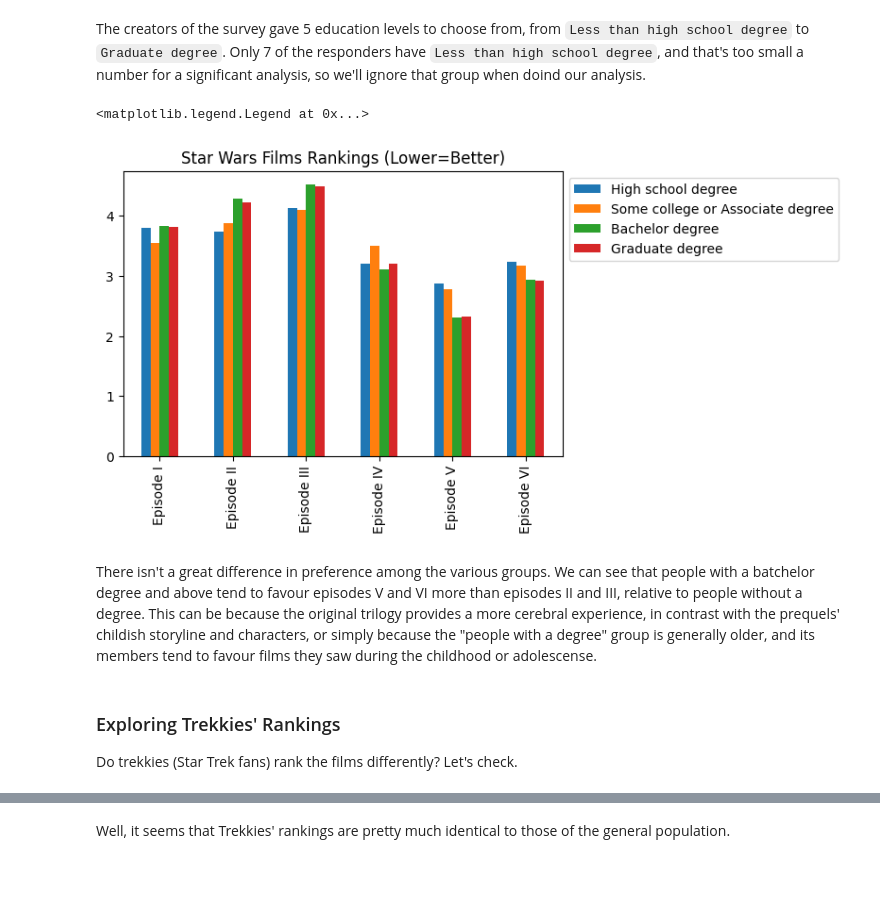
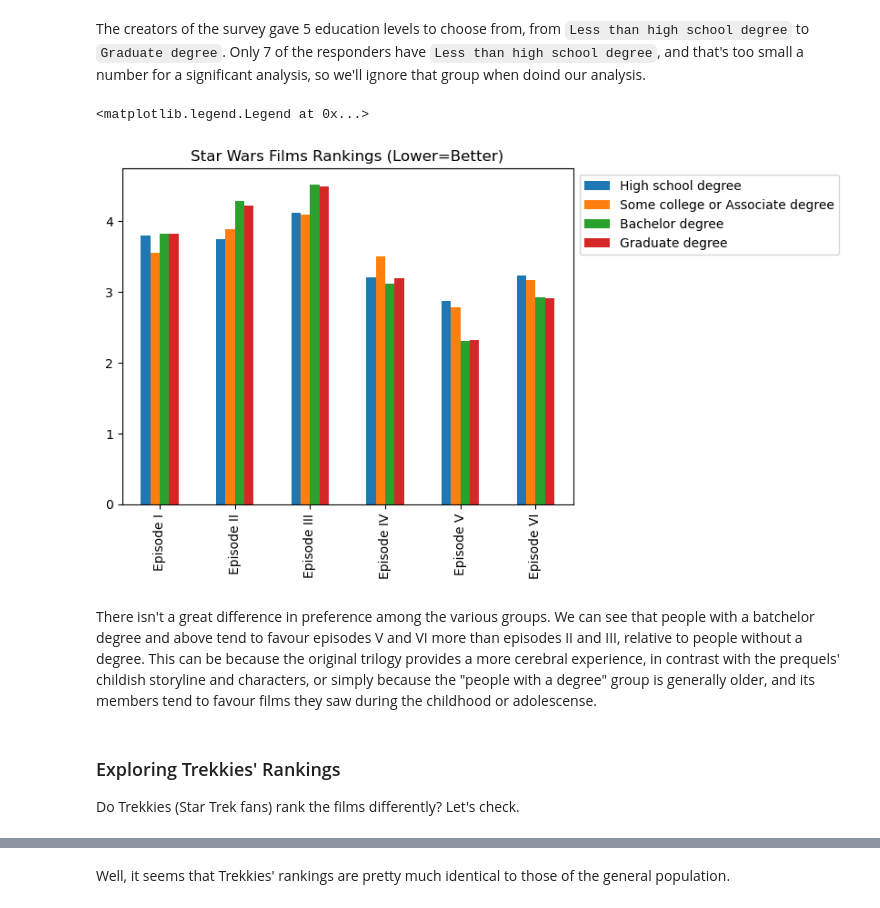
Before and after one commit to idanyd/data_science_projects, a Jupyter notebook: The Holy Trilogies/The Holy Trilogies.ipynb, the cells around one changed output, grey strips where cells are left out. Cells and saved outputs as stored; diff of their text form; code cells hidden in the pictures; blank space fills up the shorter version.

```diff
--- a/The Holy Trilogies/The Holy Trilogies.ipynb
+++ b/The Holy Trilogies/The Holy Trilogies.ipynb
@@ -447,29 +483,28 @@ The creators of the survey gave 5 education levels to choose from, from `Less th
 # %%
 edu_categories = ['High school degree',
                   'Some college or Associate degree',
                   'Bachelor degree',
                   'Graduate degree']
-ranking_means_by_education = star_wars.groupby('Education').mean()
-
+ranking_means_by_education = star_wars.groupby('Education').mean(numeric_only=True)
 ranking_means_by_education = (ranking_means_by_education[ranking_means_by_education.columns[8:15]]
                               .rename(columns=to_episode_numbers)
                               .T # Transpose to match previous charts
                              )
 # Sort the columns
 ranking_means_by_education = ranking_means_by_education[edu_categories]
 
 # Plot a bar chart
 ranking_means_by_education.plot.bar(title="Star Wars Films Rankings (Lower=Better)").legend(bbox_to_anchor=(1, 1))
 # %% [output]
 <matplotlib.legend.Legend at 0x...>
-[figure, old version]
+[figure, new version]
 # %% [markdown]
 There isn't a great difference in preference among the various groups. We can see that people with a batchelor degree and above tend to favour episodes V and VI more than episodes II and III, relative to people without a degree.
 This can be because the original trilogy provides a more cerebral experience, in contrast with the prequels' childish storyline and characters, or simply because the "people with a degree" group is generally older, and its members tend to favour films they saw during the childhood or adolescense.
 # %% [markdown]
-### Exploring Trekkies' Rankings
+### Exploring Trekkies' Rankings <a name="Exploring_Trekkies_Rankings"></a>
 
-Do trekkies (Star Trek fans) rank the films differently? Let's check.
+Do Trekkies (Star Trek fans) rank the films differently? Let's check.
 # %%
 trek_fans = star_wars[star_wars['Do you consider yourself to be a fan of the Star Trek franchise?'] == 'Yes']
 
```
Also changed, not shown: parts of 39 cells of this notebook, 29 other files.
